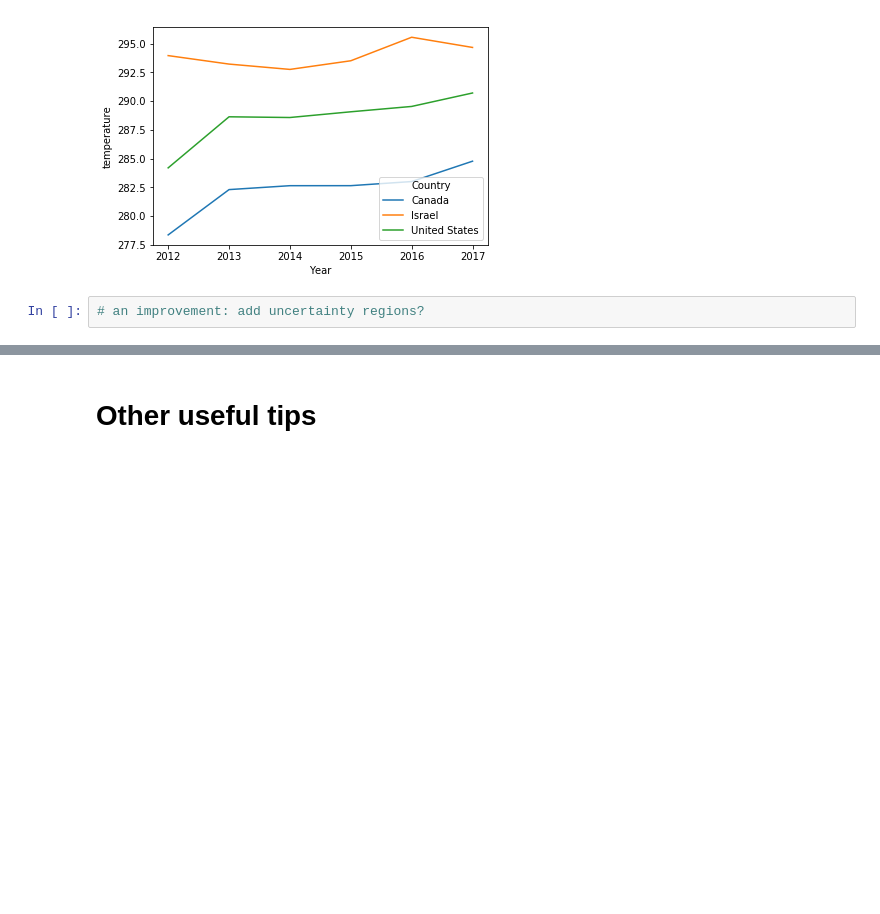
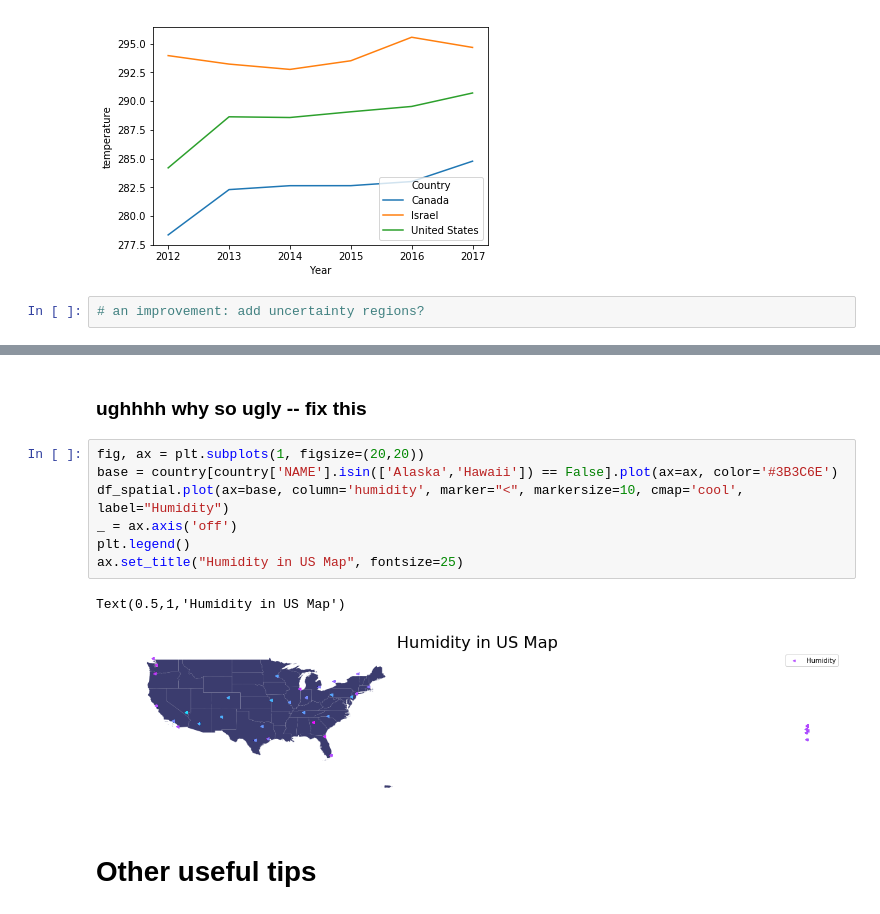
Before and after one commit to chengyin38/datafest19_tutorial, a Jupyter notebook: Tutorial_Data_Exploration.ipynb, the cells around one changed output, grey strips where cells are left out. Drawn from its saved outputs; the diff is of its cells as text; blank space fills up the shorter version.

```diff
--- a/Tutorial_Data_Exploration.ipynb
+++ b/Tutorial_Data_Exploration.ipynb
@@ -617,3 +687,15 @@ sns.lineplot(x= 'Year', y="temperature",
+# %% [markdown]
+### ughhhh why so ugly -- fix this
+# %%
+fig, ax = plt.subplots(1, figsize=(20,20))
+base = country[country['NAME'].isin(['Alaska','Hawaii']) == False].plot(ax=ax, color='#3B3C6E')
+df_spatial.plot(ax=base, column='humidity', marker="<", markersize=10, cmap='cool', label="Humidity")
+_ = ax.axis('off')
+plt.legend()
+ax.set_title("Humidity in US Map", fontsize=25)
+# %% [output]
+Text(0.5,1,'Humidity in US Map')
+[figure, added]
 # %% [markdown]
 # Other useful tips
 # %% [markdown]
```
Also changed, not shown: parts of 24 cells of this notebook.
